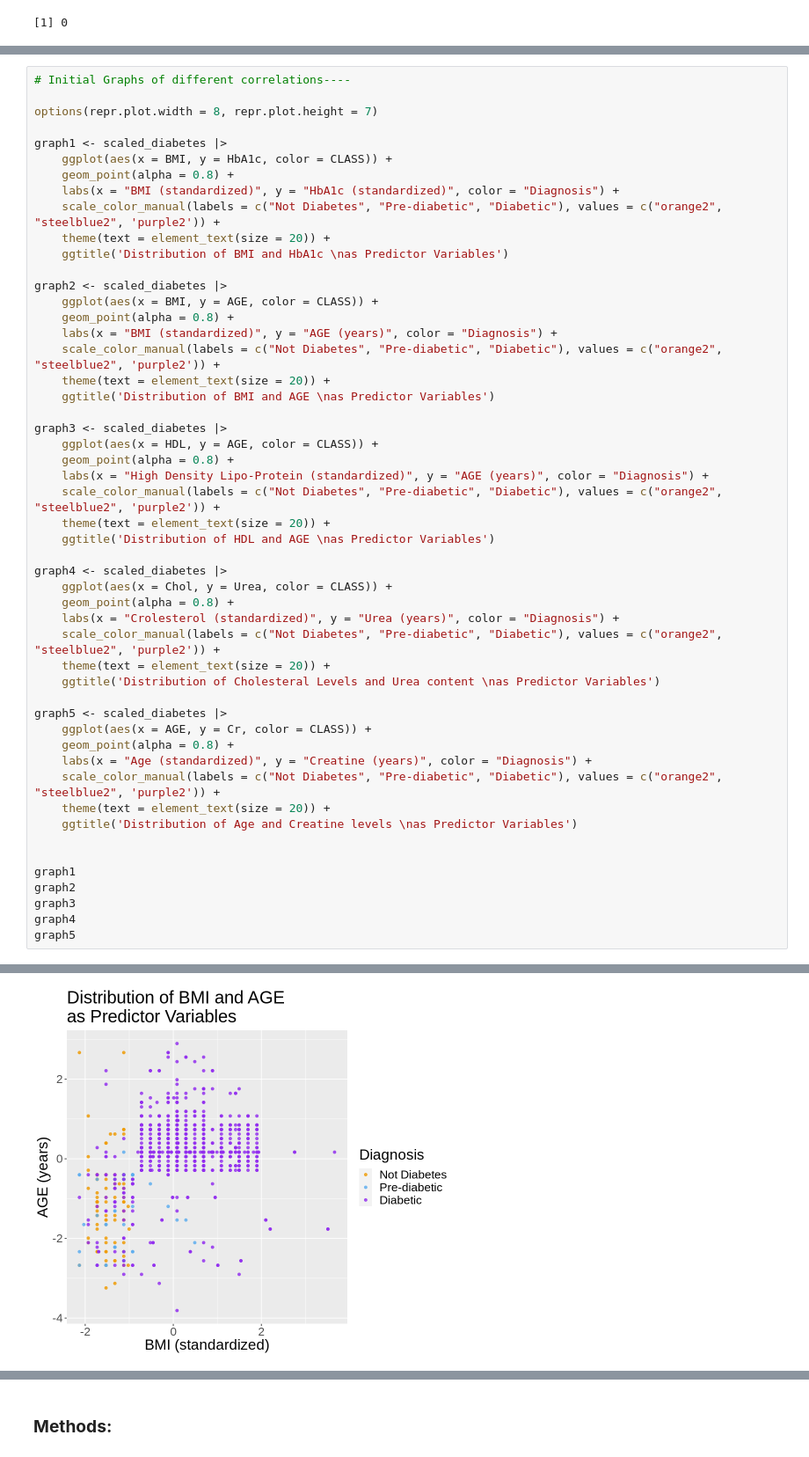
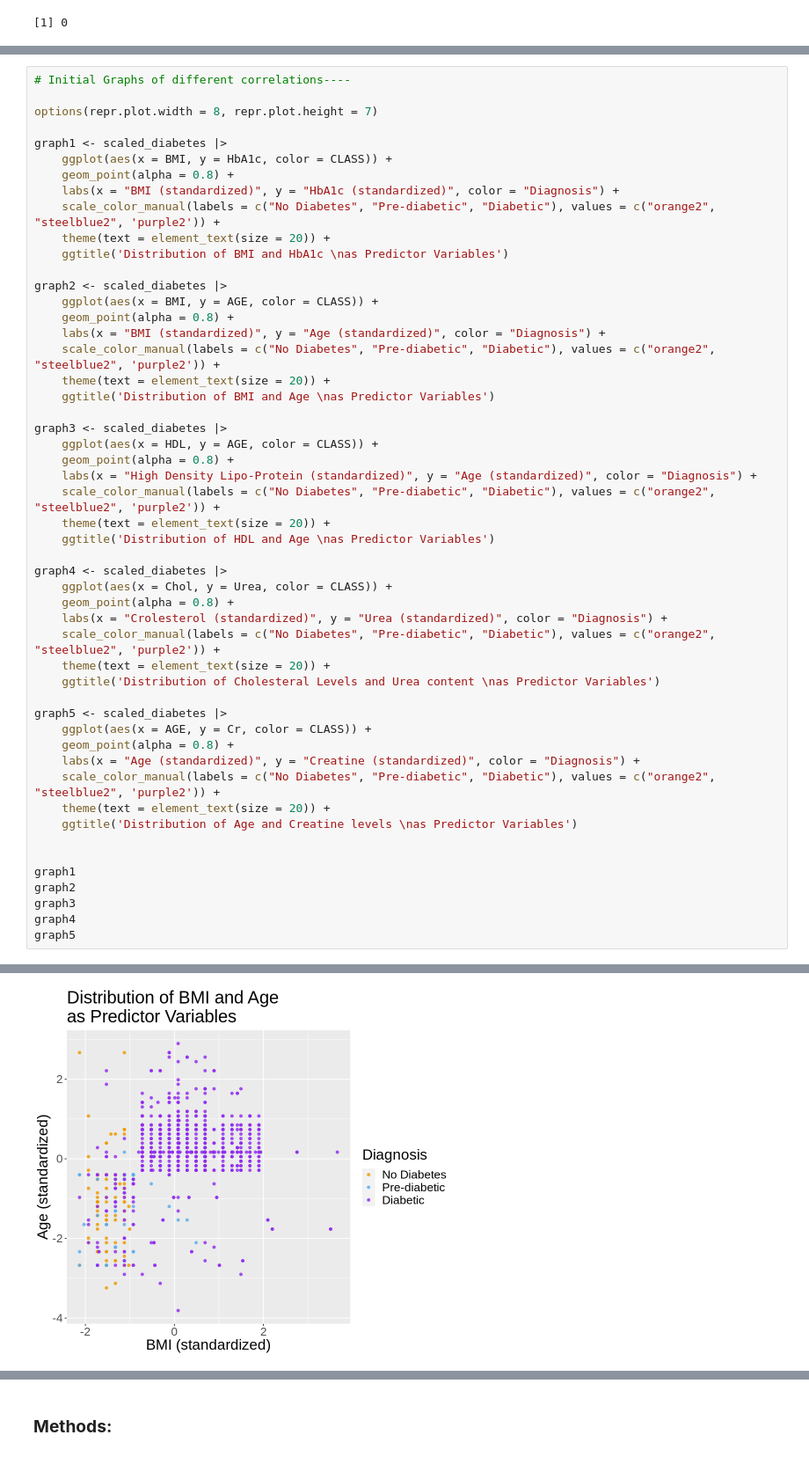
Before and after one commit to sherinay23/group-project-report, a Jupyter notebook: group project report_V1.ipynb, the cells around one changed output, grey strips where cells are left out. Shown at 88% size. Cells and saved outputs as stored; diff of their text form.

```diff
--- a/group project report_V1.ipynb
+++ b/group project report_V1.ipynb
@@ -162,39 +162,39 @@ graph1 <- scaled_diabetes |>
     ggplot(aes(x = BMI, y = HbA1c, color = CLASS)) +
     geom_point(alpha = 0.8) +
     labs(x = "BMI (standardized)", y = "HbA1c (standardized)", color = "Diagnosis") +
-    scale_color_manual(labels = c("Not Diabetes", "Pre-diabetic", "Diabetic"), values = c("orange2", "steelblue2", 'purple2')) +
+    scale_color_manual(labels = c("No Diabetes", "Pre-diabetic", "Diabetic"), values = c("orange2", "steelblue2", 'purple2')) +
     theme(text = element_text(size = 20)) +
     ggtitle('Distribution of BMI and HbA1c \nas Predictor Variables')
 
 graph2 <- scaled_diabetes |>
     ggplot(aes(x = BMI, y = AGE, color = CLASS)) +
     geom_point(alpha = 0.8) +
-    labs(x = "BMI (standardized)", y = "AGE (years)", color = "Diagnosis") +
-    scale_color_manual(labels = c("Not Diabetes", "Pre-diabetic", "Diabetic"), values = c("orange2", "steelblue2", 'purple2')) +
+    labs(x = "BMI (standardized)", y = "Age (standardized)", color = "Diagnosis") +
+    scale_color_manual(labels = c("No Diabetes", "Pre-diabetic", "Diabetic"), values = c("orange2", "steelblue2", 'purple2')) +
     theme(text = element_text(size = 20)) +
-    ggtitle('Distribution of BMI and AGE \nas Predictor Variables')
+    ggtitle('Distribution of BMI and Age \nas Predictor Variables')
 
 graph3 <- scaled_diabetes |>
     ggplot(aes(x = HDL, y = AGE, color = CLASS)) +
     geom_point(alpha = 0.8) +
-    labs(x = "High Density Lipo-Protein (standardized)", y = "AGE (years)", color = "Diagnosis") +
-    scale_color_manual(labels = c("Not Diabetes", "Pre-diabetic", "Diabetic"), values = c("orange2", "steelblue2", 'purple2')) +
+    labs(x = "High Density Lipo-Protein (standardized)", y = "Age (standardized)", color = "Diagnosis") +
+    scale_color_manual(labels = c("No Diabetes", "Pre-diabetic", "Diabetic"), values = c("orange2", "steelblue2", 'purple2')) +
     theme(text = element_text(size = 20)) +
-    ggtitle('Distribution of HDL and AGE \nas Predictor Variables')
+    ggtitle('Distribution of HDL and Age \nas Predictor Variables')
 
 graph4 <- scaled_diabetes |>
     ggplot(aes(x = Chol, y = Urea, color = CLASS)) +
     geom_point(alpha = 0.8) +
-    labs(x = "Crolesterol (standardized)", y = "Urea (years)", color = "Diagnosis") +
-    scale_color_manual(labels = c("Not Diabetes", "Pre-diabetic", "Diabetic"), values = c("orange2", "steelblue2", 'purple2')) +
+    labs(x = "Crolesterol (standardized)", y = "Urea (standardized)", color = "Diagnosis") +
+    scale_color_manual(labels = c("No Diabetes", "Pre-diabetic", "Diabetic"), values = c("orange2", "steelblue2", 'purple2')) +
     theme(text = element_text(size = 20)) +
     ggtitle('Distribution of Cholesteral Levels and Urea content \nas Predictor Variables')
 
 graph5 <- scaled_diabetes |>
     ggplot(aes(x = AGE, y = Cr, color = CLASS)) +
     geom_point(alpha = 0.8) +
-    labs(x = "Age (standardized)", y = "Creatine (years)", color = "Diagnosis") +
-    scale_color_manual(labels = c("Not Diabetes", "Pre-diabetic", "Diabetic"), values = c("orange2", "steelblue2", 'purple2')) +
+    labs(x = "Age (standardized)", y = "Creatine (standardized)", color = "Diagnosis") +
+    scale_color_manual(labels = c("No Diabetes", "Pre-diabetic", "Diabetic"), values = c("orange2", "steelblue2", 'purple2')) +
     theme(text = element_text(size = 20)) +
     ggtitle('Distribution of Age and Creatine levels \nas Predictor Variables')
 
@@ -209 +209 @@ graph5
-[figure, old version]
+[figure, new version]
```
Also changed, not shown: parts of 4 cells of this notebook.
